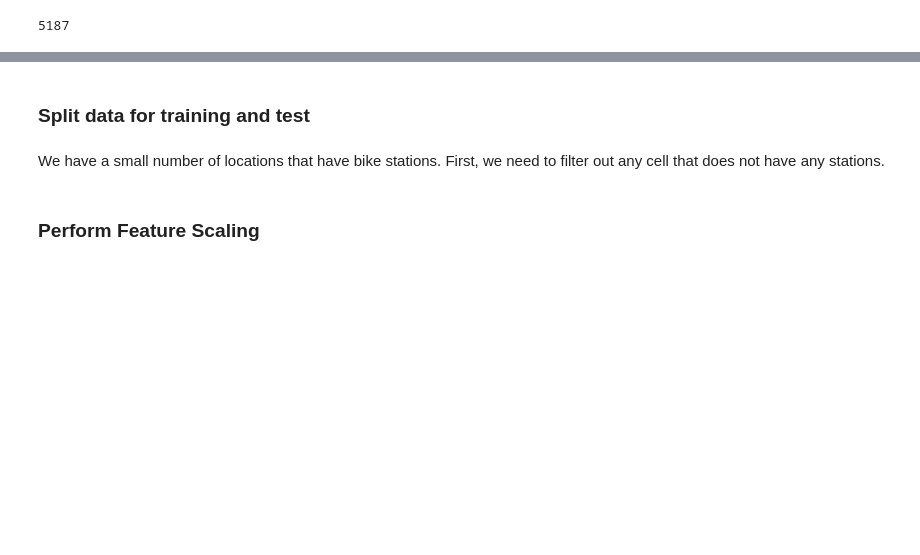
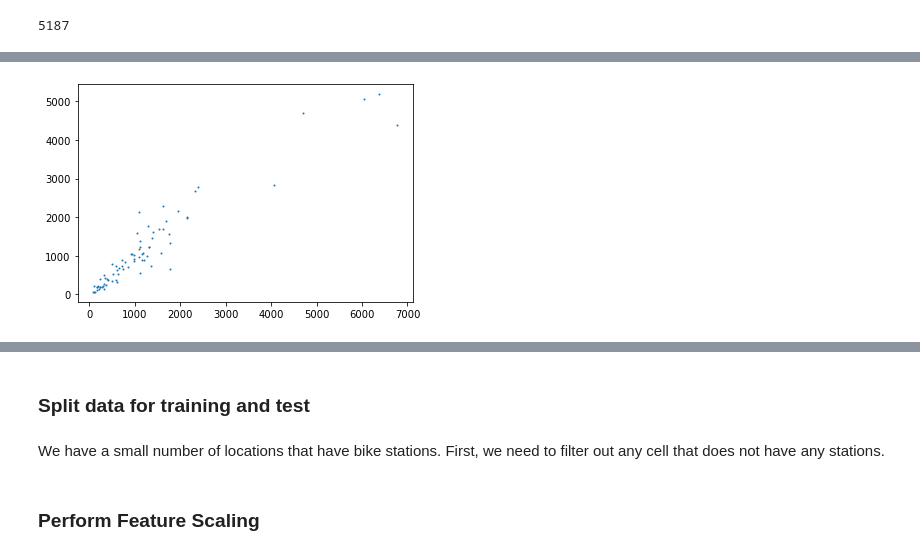
Before and after one commit to katelyn98/HealthyRide-Mapping, a Jupyter notebook: Models/RandomForestModel.ipynb, the cells around one changed output, grey strips where cells are left out. Drawn from its saved outputs; the diff is of its cells as text; code cells hidden in the pictures; blank space fills up the shorter version.

```diff
--- a/Models/RandomForestModel.ipynb
+++ b/Models/RandomForestModel.ipynb
@@ -64,0 +85,4 @@ df['pred_outflow'].max()
+# %%
+plt.scatter(df['2020_outflow'], df['pred_outflow'], s=1); plt.show()
+# %% [output]
+[figure, added]
```
Also changed, not shown: parts of 14 cells of this notebook, 1 other file.
